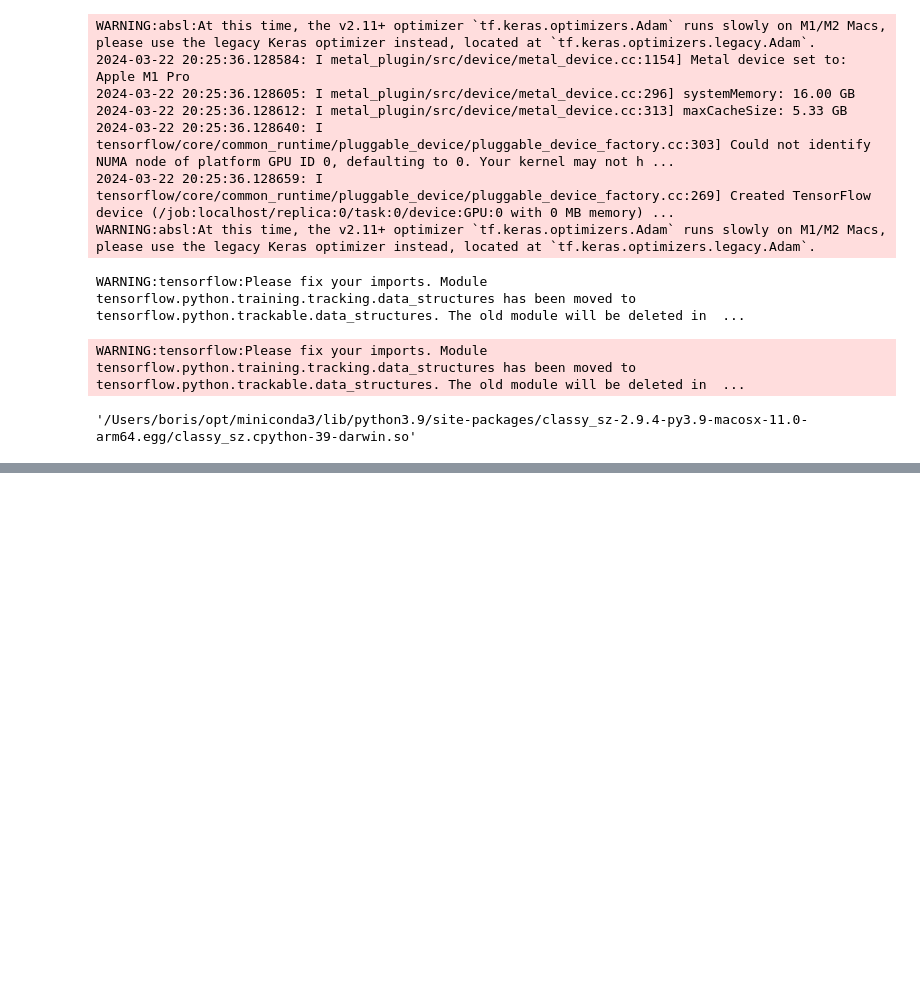
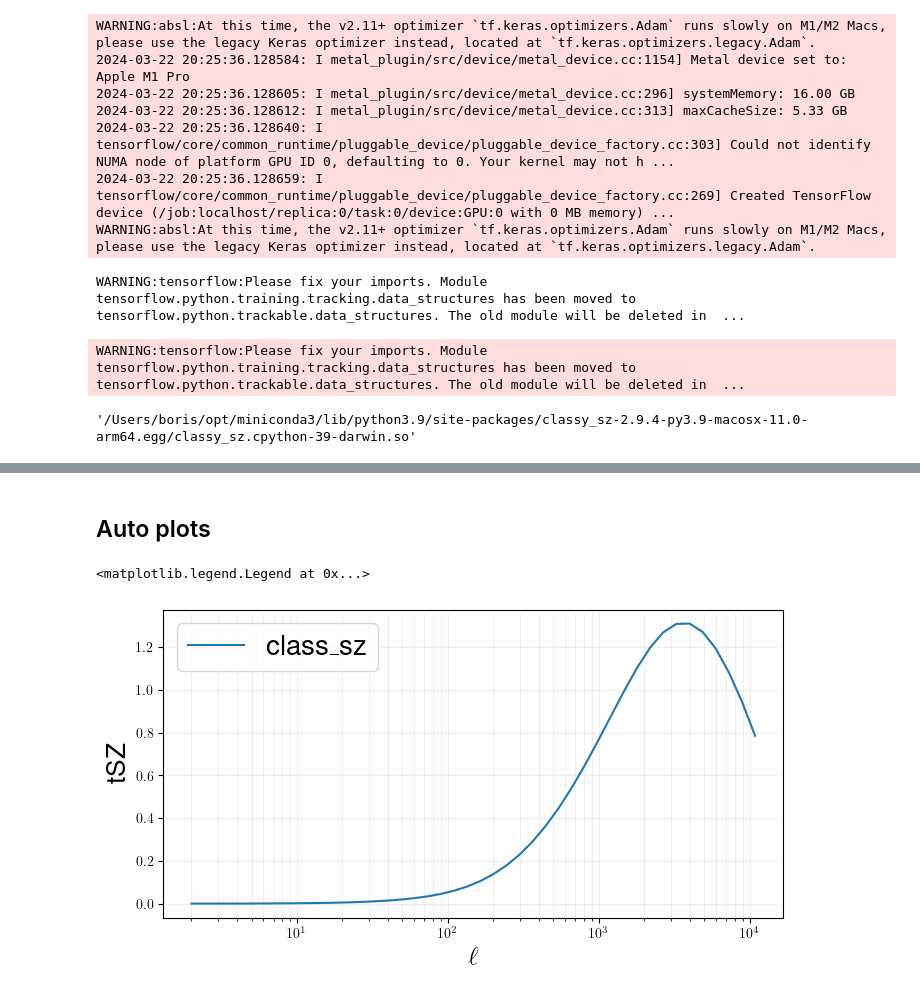
Before and after one commit to CLASS-SZ/notebooks, a Jupyter notebook: class_szxcib.ipynb, the cells around one changed output, grey strips where cells are left out. Saved outputs shown, nothing was run; the diff lists cells and outputs as text; code cells hidden in the pictures; blank space fills up the shorter version.

```diff
--- a/class_szxcib.ipynb
+++ b/class_szxcib.ipynb
@@ -290,0 +479,18 @@ plt.legend()
+# %% [markdown]
+## Auto plots
+# %%
+plt.figure(figsize=(8, 4))
+
+clyy = specs_dict['y x y']
+den2 = (np.asarray(clyy['1h'])+np.asarray(clyy['2h']))
+plt.plot(clsp['ell'],den2, label=f'class_sz')
+plt.xscale('log')
+plt.yscale('linear')
+plt.legend(ncol=2)
+plt.xlabel(r'$\ell$', fontsize=19)
+plt.ylabel(r'tSZ', fontsize=19)
+plt.grid(which='both',alpha=0.2)
+plt.legend(fontsize=20)
+# %% [output]
+<matplotlib.legend.Legend at 0x...>
+[figure, added]
```
Also changed, not shown: parts of 15 cells of this notebook, 2 other files.
